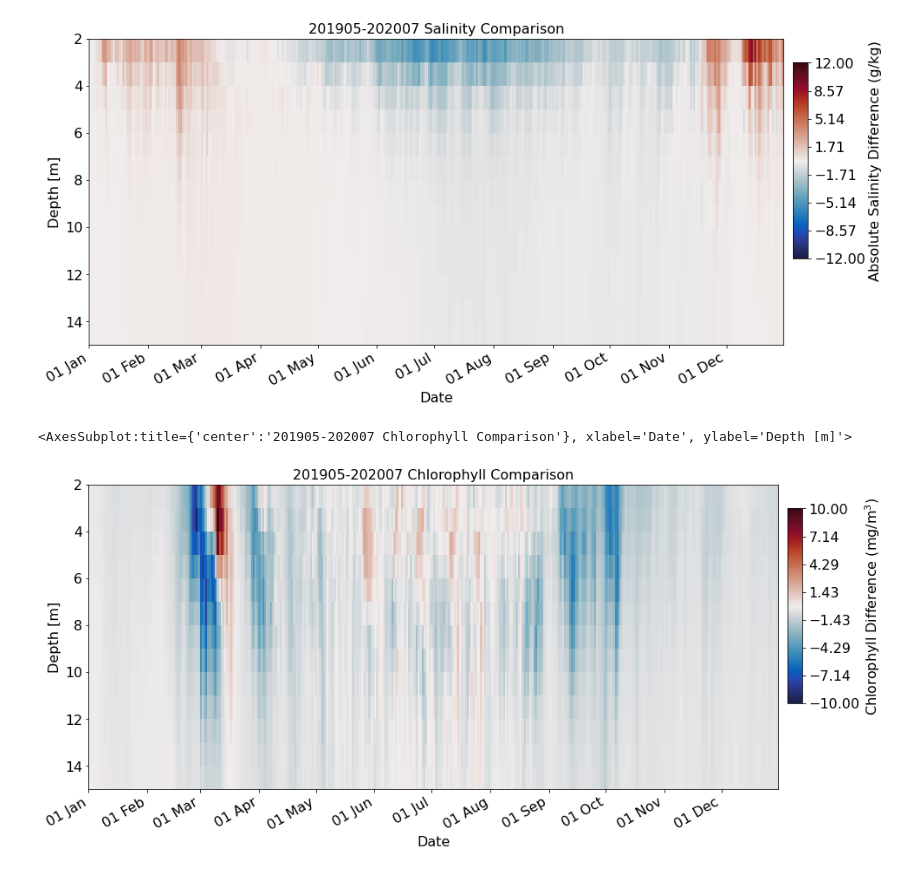
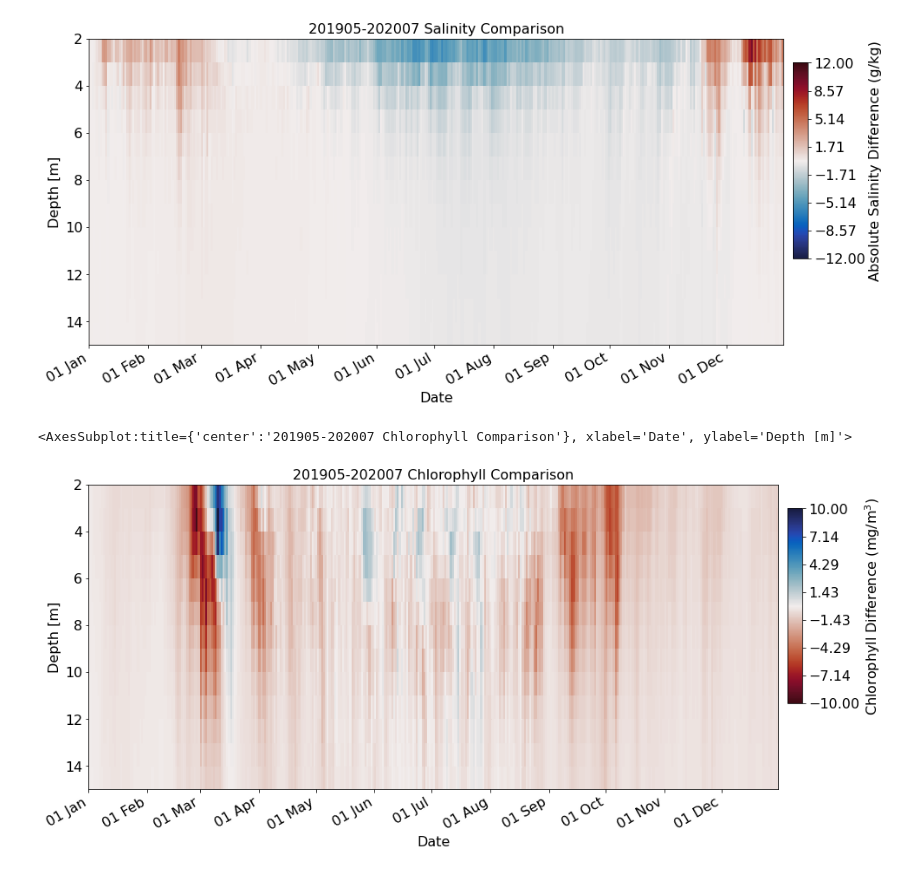
Before and after one commit to SalishSeaCast/analysis-keegan, a Jupyter notebook: notebooks/Evaluations/Continuous_Timeseries/All_Depths_ORCA/Base_model_comparison.ipynb, the cells around one changed output. Drawn from its saved outputs; the diff is of its cells as text; code cells hidden in the pictures.

```diff
--- a/notebooks/Evaluations/Continuous_Timeseries/All_Depths_ORCA/Base_model_comparison.ipynb
+++ b/notebooks/Evaluations/Continuous_Timeseries/All_Depths_ORCA/Base_model_comparison.ipynb
@@ -43,10 +43,7 @@ from IPython.display import Markdown, display
 
 %matplotlib inline
 # %%
-ptrcloc1='/ocean/kflanaga/MEOPAR/201905_ptrc_data'
-gridloc1='/ocean/kflanaga/MEOPAR/201905_grid_data'
-ptrcloc2='/ocean/kflanaga/MEOPAR/202007_ptrc_data'
-gridloc2='/ocean/kflanaga/MEOPAR/202007_grid_data'
-#modver='HC201905' #HC202007 is the other option.
-year=2015
-mooring='Twanoh'
+ptrcloc_201905='/ocean/kflanaga/MEOPAR/201905_ptrc_data'
+gridloc_201905='/ocean/kflanaga/MEOPAR/201905_grid_data'
+ptrcloc_202007='/ocean/kflanaga/MEOPAR/202007_ptrc_data'
+girdloc_202007='/ocean/kflanaga/MEOPAR/202007_grid_data'
@@ -114,26 +114,26 @@ grid2.close()
 # %%
-bio1=xr.open_mfdataset(ptrcloc1+f'/ts_HC201905_{year}_{mooring}.nc')
-bio2=xr.open_mfdataset(ptrcloc2+f'/ts_HC202007_{year}_{mooring}.nc')
+bio_201905=xr.open_mfdataset(ptrcloc_201905+f'/ts_HC201905_{year}_{mooring}.nc')
+bio_202007=xr.open_mfdataset(ptrcloc_202007+f'/ts_HC202007_{year}_{mooring}.nc')
 # %%
-tt=np.array(bio1.time_counter)
-mod_depth=np.array(bio1.deptht)
-mod_flagellatets1=(bio1.flagellates.isel(y=0,x=0))
-mod_ciliates1=(bio1.ciliates.isel(y=0,x=0))
-mod_diatoms1=(bio1.diatoms.isel(y=0,x=0))
+tt=np.array(bio_201905.time_counter)
+mod_depth=np.array(bio_201905.deptht)
+mod_flagellates_201905=(bio_201905.flagellates.isel(y=0,x=0))
+mod_ciliates_201905=(bio_201905.ciliates.isel(y=0,x=0))
+mod_diatoms_201905=(bio_201905.diatoms.isel(y=0,x=0))
 
-mod_Chl1 = np.array((mod_flagellatets1+mod_ciliates1+mod_diatoms1)*1.8)
-mod_Chl1 = np.ma.masked_equal(mod_Chl1,0).T
+mod_Chl_201905 = np.array((mod_flagellates_201905+mod_ciliates_201905+mod_diatoms_201905)*1.8)
+mod_Chl_201905 = np.ma.masked_equal(mod_Chl_201905,0).T
 
-mod_flagellatets2=(bio2.flagellates.isel(y=0,x=0))
-mod_ciliates2=(bio2.ciliates.isel(y=0,x=0))
-mod_diatoms2=(bio2.diatoms.isel(y=0,x=0))
+mod_flagellates_202007=(bio_202007.flagellates.isel(y=0,x=0))
+mod_ciliates_202007=(bio_202007.ciliates.isel(y=0,x=0))
+mod_diatoms_202007=(bio_202007.diatoms.isel(y=0,x=0))
 
-mod_Chl2 = np.array((mod_flagellatets2+mod_ciliates2+mod_diatoms2)*1.8)
-mod_Chl2 = np.ma.masked_equal(mod_Chl2,0).T
+mod_Chl_202007 = np.array((mod_flagellates_202007+mod_ciliates_202007+mod_diatoms_202007)*1.8)
+mod_Chl_202007 = np.ma.masked_equal(mod_Chl_202007,0).T
 # %%
-ket.hovmoeller(mod_Chl1-mod_Chl2, mod_depth, tt, (2,15),date_range,title='201905-202007 Chlorophyll Comparison',
-               var_title='Chlorophyll Difference (mg/m$^3$)',vmax=10,vmin=-10,cmap=cmo.cm.balance)
+ket.hovmoeller(mod_Chl_201905-mod_Chl_202007, mod_depth, tt, (2,15),date_range,title='201905-202007 Chlorophyll Comparison',
+               var_title='Chlorophyll Difference (mg/m$^3$)',vmax=10,vmin=-10,cmap=cmo.cm.balance_r)
 # %% [output]
 <AxesSubplot:title={'center':'201905-202007 Chlorophyll Comparison'}, xlabel='Date', ylabel='Depth [m]'>
-[figure, old version]
+[figure, new version]
 # %%
```
Also changed, not shown: parts of 7 cells of this notebook, 24 other files.
